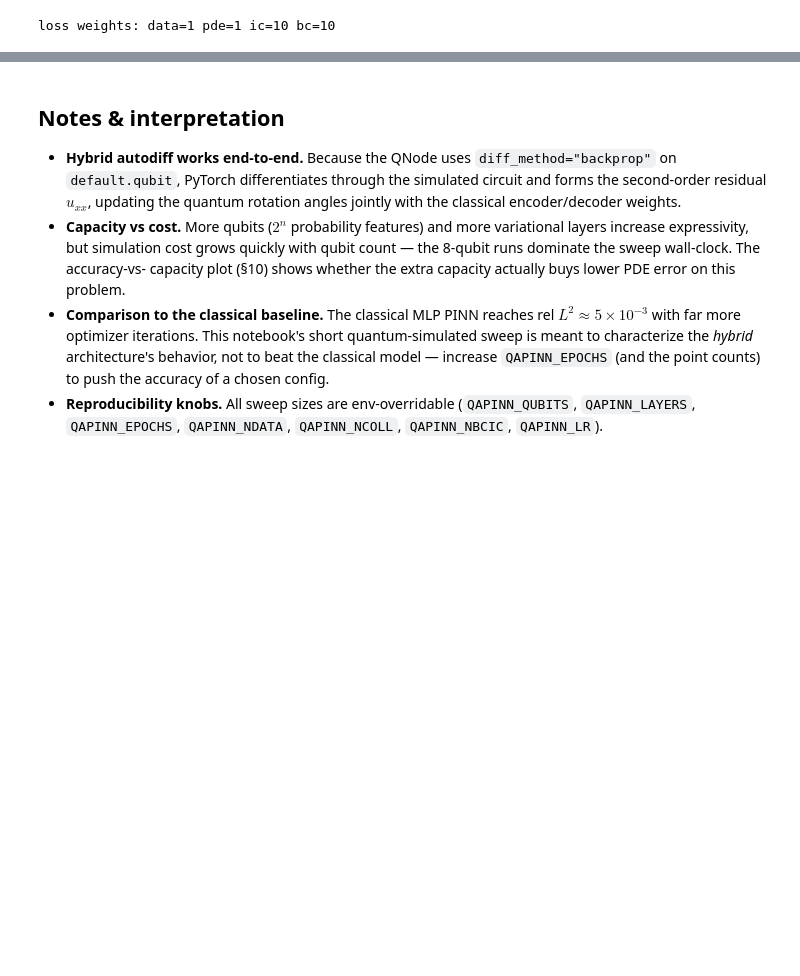
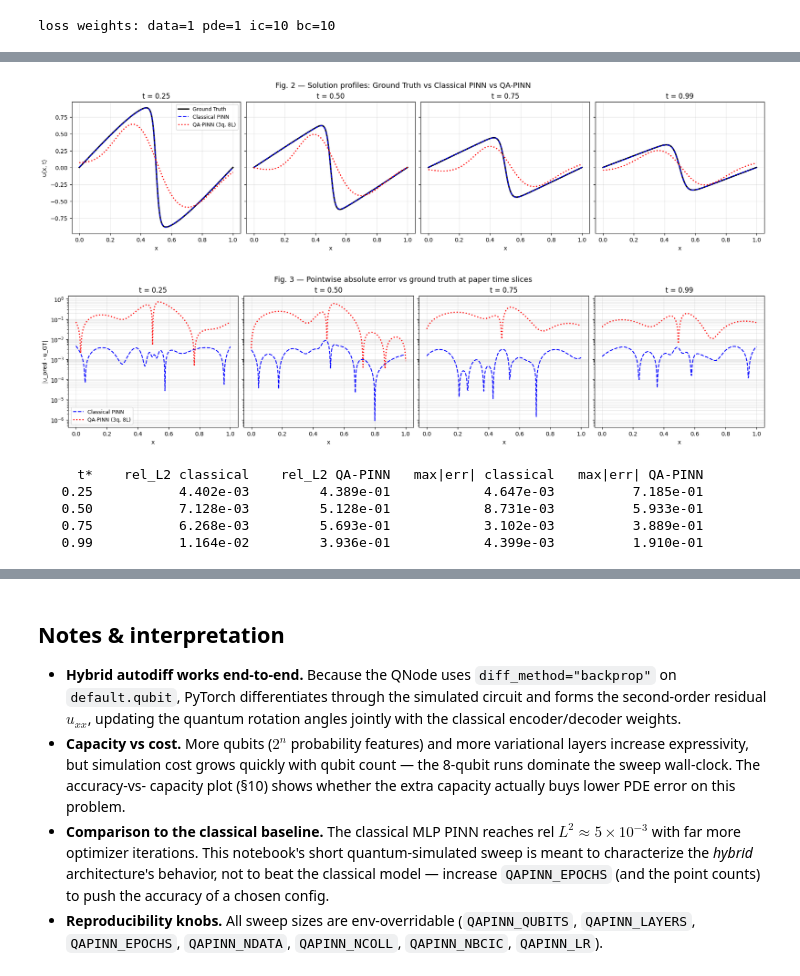
Before and after one commit to dishantgupta2004/QAPINN_Burgers_Equations, a Jupyter notebook: QAPINN.ipynb, the cells around one changed output, grey strips where cells are left out. Saved outputs shown, nothing was run; the diff lists cells and outputs as text; code cells hidden in the pictures; blank space fills up the shorter version.

```diff
--- a/QAPINN.ipynb
+++ b/QAPINN.ipynb
@@ -460,14 +458,14 @@ quantum-assisted network captures the advecting/steepening front.
 best_key = min(results, key=lambda k: results[k]["rel_l2"])
 best_res = results[best_key]
 U_pred_b = best_res["U_pred"]
-print(f"best config: {best_key[0]} qubits, {best_key[1]} layers | "
+print(f"best config: {best_key} qubits, {best_res['n_layers']} layers | "
       f"relL2={best_res['rel_l2']:.3e}")
 
 fig, axes = plt.subplots(1, 3, figsize=(15, 4), constrained_layout=True)
 vmin, vmax = U_eval.min(), U_eval.max()
 for ax, field, title in [(axes[0], U_eval, "FEM (ground truth)"),
                          (axes[1], U_pred_b,
-                          f"QAPINN ({best_key[0]}q, {best_key[1]}L)")]:
+                          f"QAPINN ({best_key}q, {best_res['n_layers']}L)")]:
     im = ax.pcolormesh(x_eval, t_eval, field, shading="auto", cmap="viridis",
                        vmin=vmin, vmax=vmax)
     ax.set_xlabel("x"); ax.set_ylabel("t"); ax.set_title(title); fig.colorbar(im, ax=ax)
@@ -484,7 +482,7 @@ for frac in [0.0, 0.1, 0.25, 0.5, 1.0]:
             label="FEM" if frac == 0.0 else None)
     ax.plot(x_eval, U_pred_b[k], "--", lw=1.8, label=f"QAPINN t={t_eval[k]:.2f}")
 ax.set_xlabel("x"); ax.set_ylabel("u")
-ax.set_title(f"Solution profiles: FEM (solid) vs QAPINN {best_key[0]}q/{best_key[1]}L (dashed)")
+ax.set_title(f"Solution profiles: FEM (solid) vs QAPINN {best_key}q/{best_res['n_layers']}L (dashed)")
 ax.legend(fontsize=8); ax.grid(alpha=0.3)
 plt.show()
 # %% [output]
@@ -532,0 +668,53 @@ saved -> checkpoints/qapinn_best.pt  (best 5q/2L, relL2=3.769e-01)
+# %%
+# --- Fig. 2 replica: solution profiles u(x, t*) at TARGET_TIMES ---
+fig, axes = plt.subplots(1, len(TARGET_TIMES), figsize=(4.4 * len(TARGET_TIMES), 4.2),
+                         constrained_layout=True, sharey=True)
+for ax, t_star in zip(axes, TARGET_TIMES):
+    k = int(np.argmin(np.abs(t_grid - t_star)))
+    ax.plot(x_grid, U_grid[k],      "k-",  lw=2.4, label="Ground Truth")
+    ax.plot(x_grid, U_classical[k], "b--", lw=1.6, label="Classical PINN")
+    ax.plot(x_grid, U_qapinn[k],    "r:",  lw=2.0,
+            label=f"QA-PINN ({best_key}q, {best_res['n_layers']}L)")
+    ax.set_title(f"t = {t_grid[k]:.2f}")
+    ax.set_xlabel("x"); ax.grid(alpha=0.3)
+axes[0].set_ylabel("u(x, t)")
+axes[0].legend(loc="best", fontsize=9)
+fig.suptitle("Fig. 2 — Solution profiles: Ground Truth vs Classical PINN vs QA-PINN",
+             fontsize=13)
+plt.show()
+
+# --- Fig. 3 replica: pointwise absolute error at TARGET_TIMES ---
+fig, axes = plt.subplots(1, len(TARGET_TIMES), figsize=(4.4 * len(TARGET_TIMES), 4.2),
+                         constrained_layout=True, sharey=True)
+for ax, t_star in zip(axes, TARGET_TIMES):
+    k = int(np.argmin(np.abs(t_grid - t_star)))
+    ax.semilogy(x_grid, np.abs(U_classical[k] - U_grid[k]) + 1e-16,
+                "b--", lw=1.6, label="Classical PINN")
+    ax.semilogy(x_grid, np.abs(U_qapinn[k]    - U_grid[k]) + 1e-16,
+                "r:",  lw=2.0, label=f"QA-PINN ({best_key}q, {best_res['n_layers']}L)")
+    ax.set_title(f"t = {t_grid[k]:.2f}")
+    ax.set_xlabel("x"); ax.grid(alpha=0.3, which="both")
+axes[0].set_ylabel("|u_pred - u_GT|")
+axes[0].legend(loc="best", fontsize=9)
+fig.suptitle("Fig. 3 — Pointwise absolute error vs ground truth at paper time slices",
+             fontsize=13)
+plt.show()
+
+# --- summary table at the four target times ---
+print(f"{'t*':>7}  {'rel_L2 classical':>18}  {'rel_L2 QA-PINN':>16}  "
+      f"{'max|err| classical':>19}  {'max|err| QA-PINN':>17}")
+for t_star in TARGET_TIMES:
+    k = int(np.argmin(np.abs(t_grid - t_star)))
+    e_c = np.linalg.norm(U_classical[k] - U_grid[k]) / np.linalg.norm(U_grid[k])
+    e_q = np.linalg.norm(U_qapinn[k]    - U_grid[k]) / np.linalg.norm(U_grid[k])
+    m_c = np.abs(U_classical[k] - U_grid[k]).max()
+    m_q = np.abs(U_qapinn[k]    - U_grid[k]).max()
+    print(f"{t_grid[k]:>7.2f}  {e_c:>18.3e}  {e_q:>16.3e}  {m_c:>19.3e}  {m_q:>17.3e}")
+# %% [output]
+[figure, added]
+[figure, added]
+     t*    rel_L2 classical    rel_L2 QA-PINN   max|err| classical   max|err| QA-PINN
+   0.25           4.402e-03         4.389e-01            4.647e-03          7.185e-01
+   0.50           7.128e-03         5.128e-01            8.731e-03          5.933e-01
+   0.75           6.268e-03         5.693e-01            3.102e-03          3.889e-01
+   0.99           1.164e-02         3.936e-01            4.399e-03          1.910e-01
```
Also changed, not shown: parts of 30 cells of this notebook, 13 other files.
